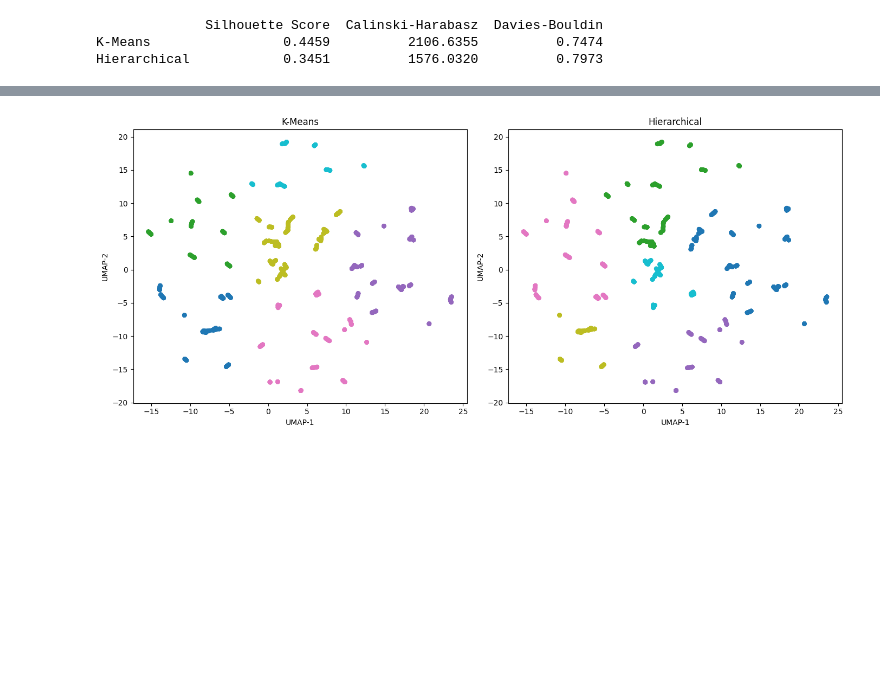
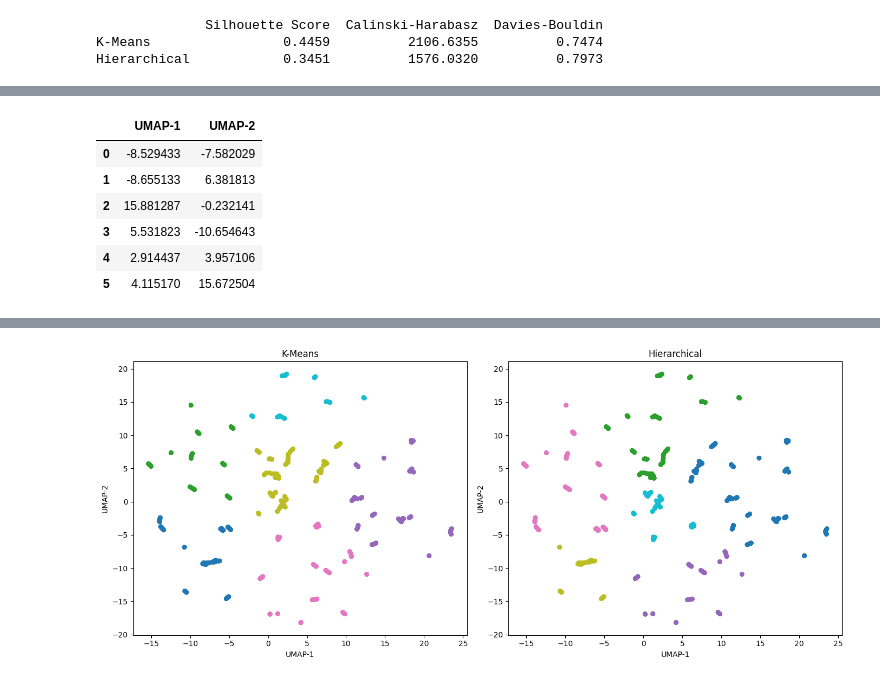
Before and after one commit to proshenjitbarua06-dot/skill-morph, a Jupyter notebook: A_UMAP_Assisted_Unsupervised_Machine_Learning_Framework_for_Profiling_Global_Electricity_Systems_Based_on_Energy,_Economic,_and_Environmental_Indicators.ipynb, the cells around one changed output, grey strips where cells are left out. Cells and saved outputs as stored; diff of their text form; code cells hidden in the pictures; blank space fills up the shorter version.

```diff
--- a/A_UMAP_Assisted_Unsupervised_Machine_Learning_Framework_for_Profiling_Global_Electricity_Systems_Based_on_Energy,_Economic,_and_Environmental_Indicators.ipynb
+++ b/A_UMAP_Assisted_Unsupervised_Machine_Learning_Framework_for_Profiling_Global_Electricity_Systems_Based_on_Energy,_Economic,_and_Environmental_Indicators.ipynb
@@ -245,3 +245,21 @@ print(results)
               Silhouette Score  Calinski-Harabasz  Davies-Bouldin
 K-Means                 0.4459          2106.6355          0.7474
 Hierarchical            0.3451          1576.0320          0.7973
+# %%
+# ==========================================
+# Train Final Best K-Means Model
+# ==========================================
+
+from sklearn.cluster import KMeans
+
+best_k = 6   # or use the value selected automatically
+
+best_model = KMeans(
+    n_clusters=best_k,
+    random_state=42,
+    n_init=10
+)
+
+cluster_labels = best_model.fit_predict(embedding)
+
+print("Best Model: K-Means")
@@ -247,0 +303,19 @@ Hierarchical            0.3451          1576.0320          0.7973
+# %%
+# ==========================================
+# Cluster Centroids
+# ==========================================
+
+cluster_centers = pd.DataFrame(
+    best_model.cluster_centers_,
+    columns=["UMAP-1", "UMAP-2"]
+)
+
+display(cluster_centers)
+# %% [output]
+|  | UMAP-1 | UMAP-2 |
+| 0 | -8.529433 | -7.582029 |
+| 1 | -8.655133 | 6.381813 |
+| 2 | 15.881287 | -0.232141 |
+| 3 | 5.531823 | -10.654643 |
+| 4 | 2.914437 | 3.957106 |
+| 5 | 4.115170 | 15.672504 |
```
Also changed, not shown: parts of 8 cells of this notebook.
